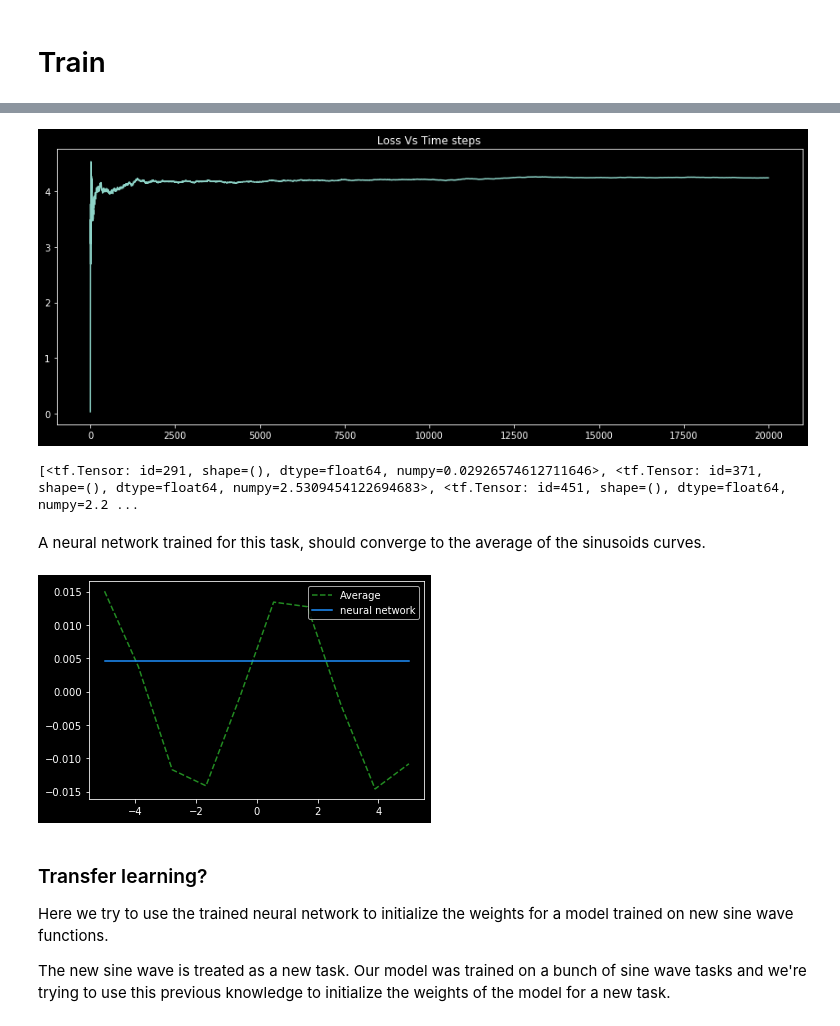
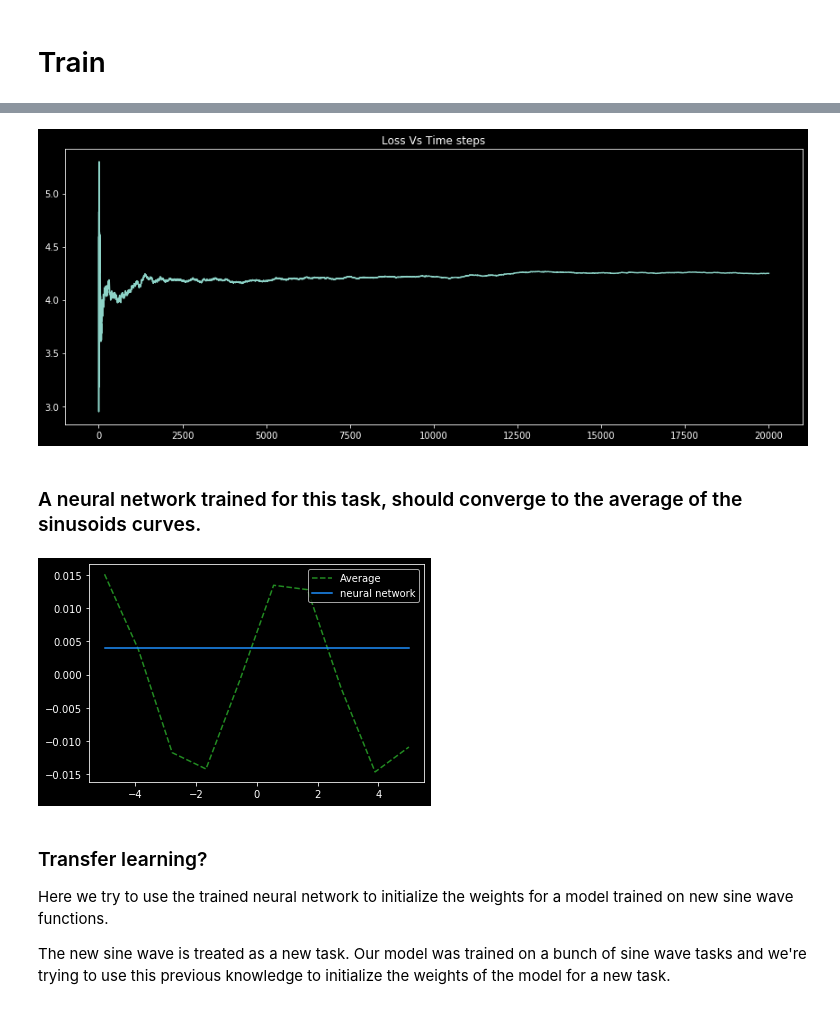
Before and after one commit to ZohrehAdabi/MAML, a Jupyter notebook: MAML.ipynb, the cells around one changed output, grey strips where cells are left out. Drawn from its saved outputs; the diff is of its cells as text; code cells hidden in the pictures.

```diff
--- a/MAML.ipynb
+++ b/MAML.ipynb
@@ -149,6 +152,7 @@ keras.utils.plot_model(SineModel(), show_shapes=True, to_file='model.png')
 # %% [markdown]
 # Train
 # %%
-neural_net = train_model(train_ds)
-# neural_net = train_model_shuffled(train_ds)
+sine_model = SineModel()
+neural_net = train.train_model(sine_model, train_ds)
+# neural_net = train.train_model_shuffled(train_ds)
 # %% [output]
@@ -175,4 +179,3 @@ Step 19000: loss = 4.255110688865036, Time to run 1000 steps = 8.01 seconds
-[figure, old version]
+[figure, new version]
-[<tf.Tensor: id=291, shape=(), dtype=float64, numpy=0.02926574612711646>, <tf.Tensor: id=371, shape=(), dtype=float64, numpy=2.5309454122694683>, <tf.Tensor: id=451, shape=(), dtype=float64, numpy=2.2 ...
 # %% [markdown]
-A neural network trained for this task, should converge to the average of the sinusoids curves.
+### A neural network trained for this task, should converge to the average of the sinusoids curves.
@@ -205,7 +182,7 @@ def plot_model_comparison_to_average(model, ds, model_name='neural network', K=1
 # %%
-plot_model_comparison_to_average(neural_net, train_ds)
+plot_model_comparison_to_average(model=neural_net, ds=train_ds)
 # %% [output]
-[figure, old version]
+[figure, new version]
 # %% [markdown]
 ### Transfer learning?
 
```
Also changed, not shown: parts of 27 cells of this notebook, 7 other files.
